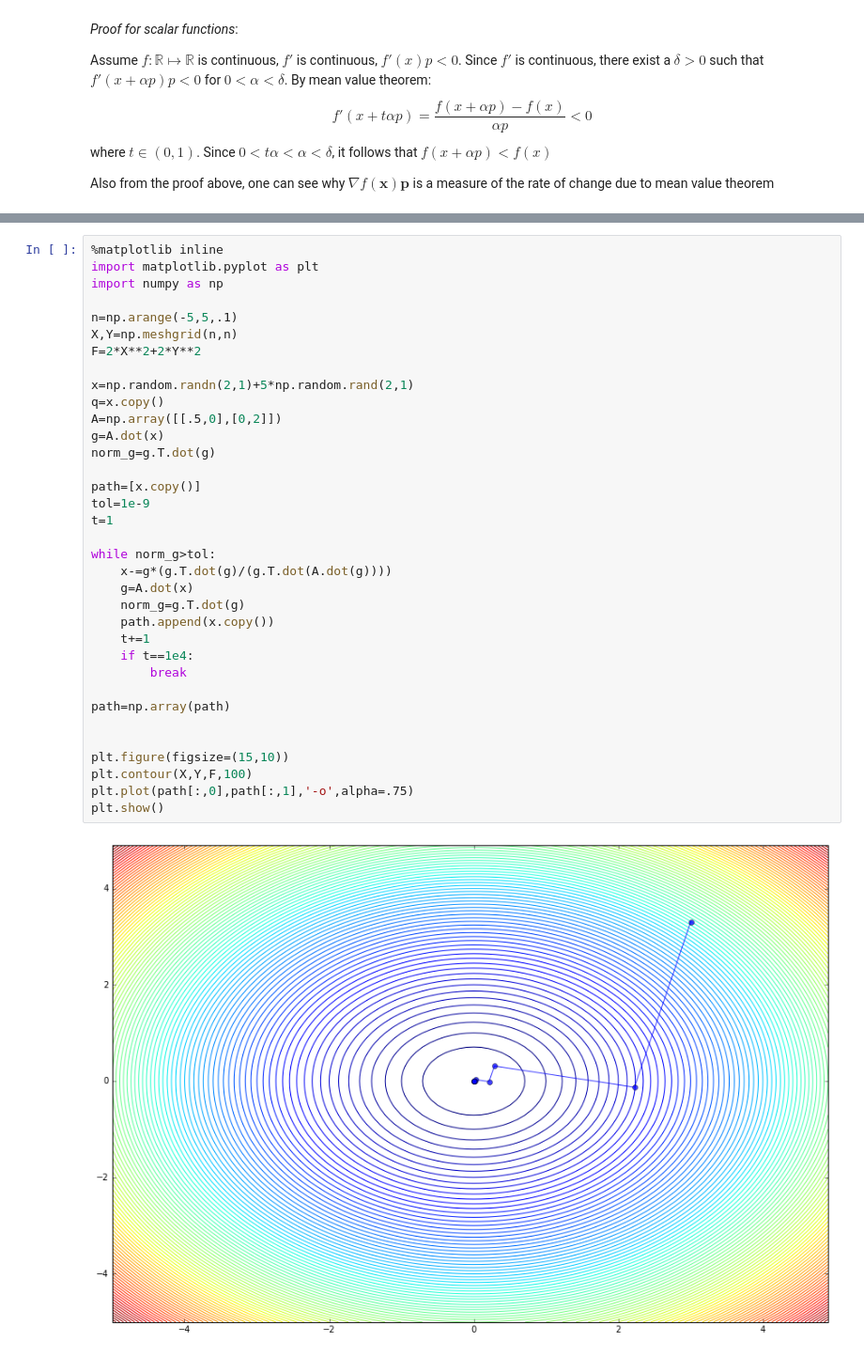
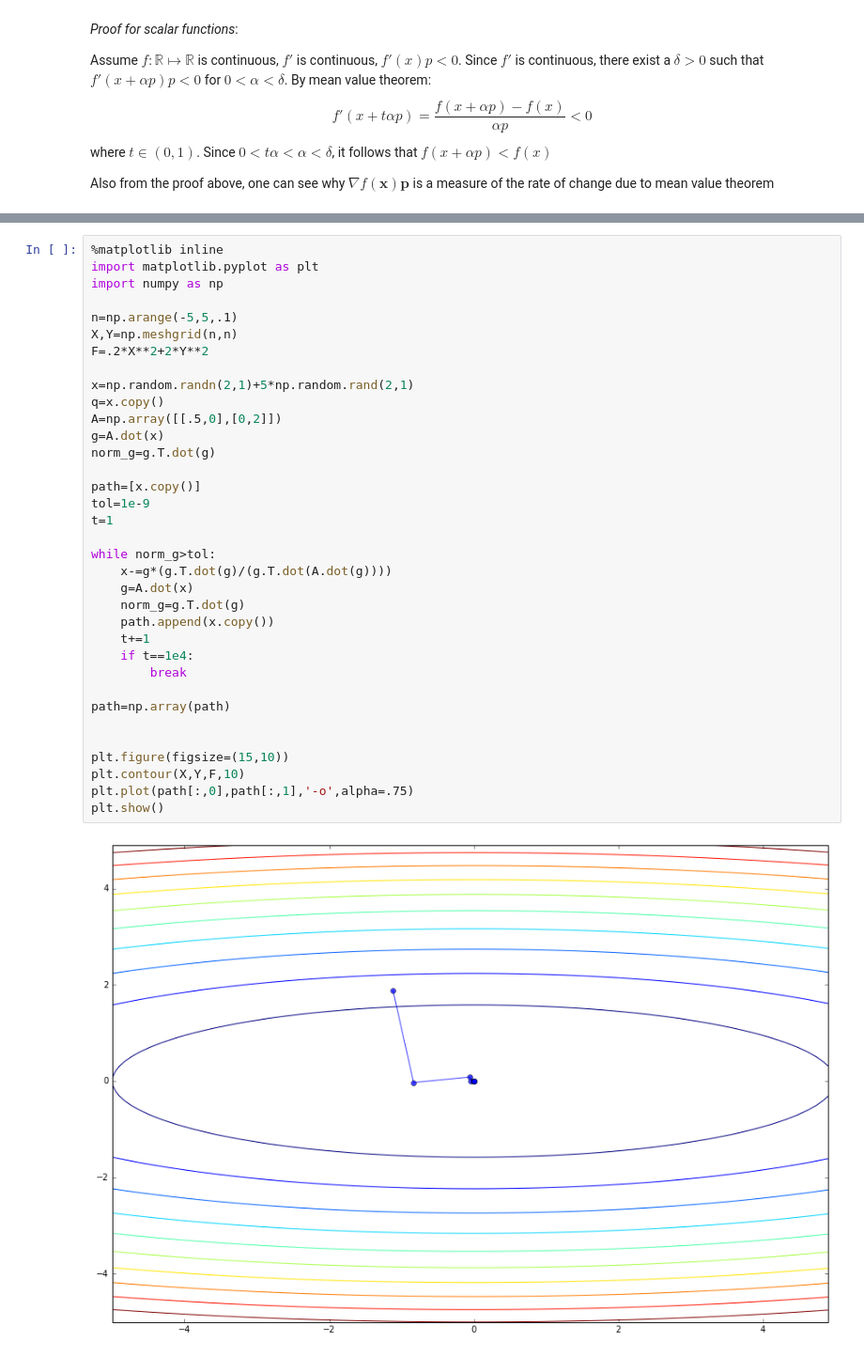
Before and after one commit to ceroytres/ipython-notebooks, a Jupyter notebook: Numerical Optimization/Gradient Descent.ipynb, the cells around one changed output, grey strips where cells are left out. Shown: that part at 94% size. Drawn from its saved outputs; the diff is of its cells as text.

```diff
--- a/Numerical Optimization/Gradient Descent.ipynb
+++ b/Numerical Optimization/Gradient Descent.ipynb
@@ -60,33 +61,33 @@ import numpy as np
 
 n=np.arange(-5,5,.1)
 X,Y=np.meshgrid(n,n)
-F=2*X**2+2*Y**2
+F=.2*X**2+2*Y**2
 
 x=np.random.randn(2,1)+5*np.random.rand(2,1)
 q=x.copy()
 A=np.array([[.5,0],[0,2]])
 g=A.dot(x)
 norm_g=g.T.dot(g)
 
 path=[x.copy()]
 tol=1e-9
 t=1
 
 while norm_g>tol:
     x-=g*(g.T.dot(g)/(g.T.dot(A.dot(g))))
     g=A.dot(x)
     norm_g=g.T.dot(g)
     path.append(x.copy())
     t+=1
     if t==1e4:
         break
 
 path=np.array(path)
 
 
 plt.figure(figsize=(15,10))
-plt.contour(X,Y,F,100)
+plt.contour(X,Y,F,10)
 plt.plot(path[:,0],path[:,1],'-o',alpha=.75)
 plt.show()
 # %% [output]
-[figure, old version]
+[figure, new version]
```
Also changed, not shown: parts of 1 cell of this notebook.
